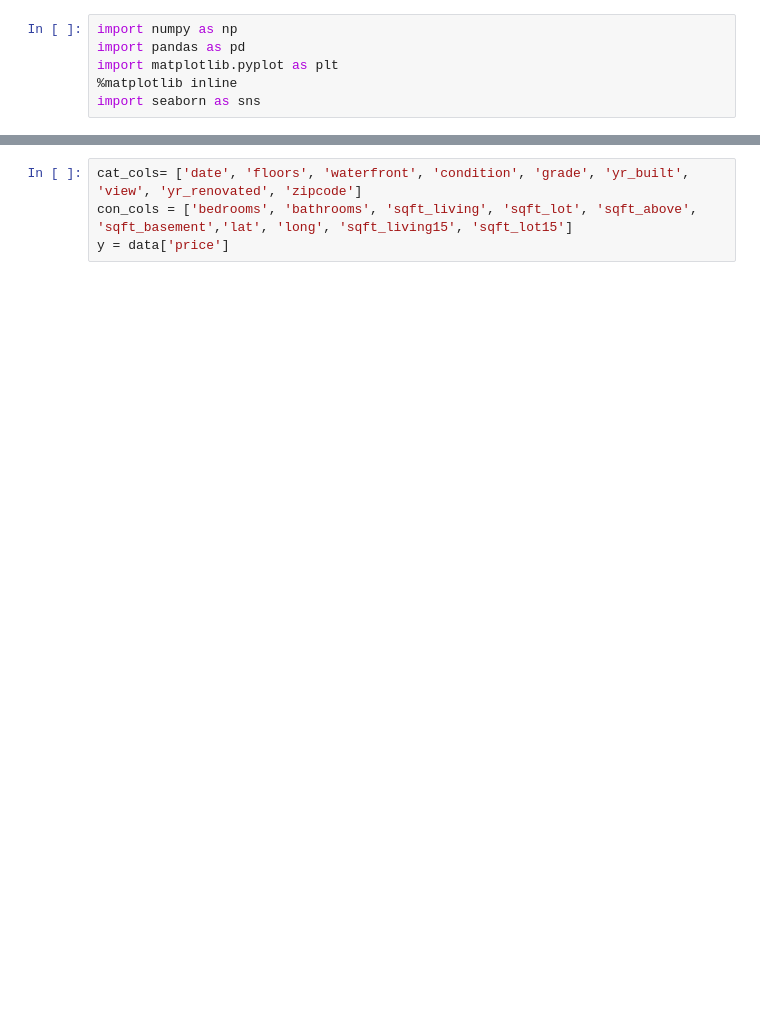
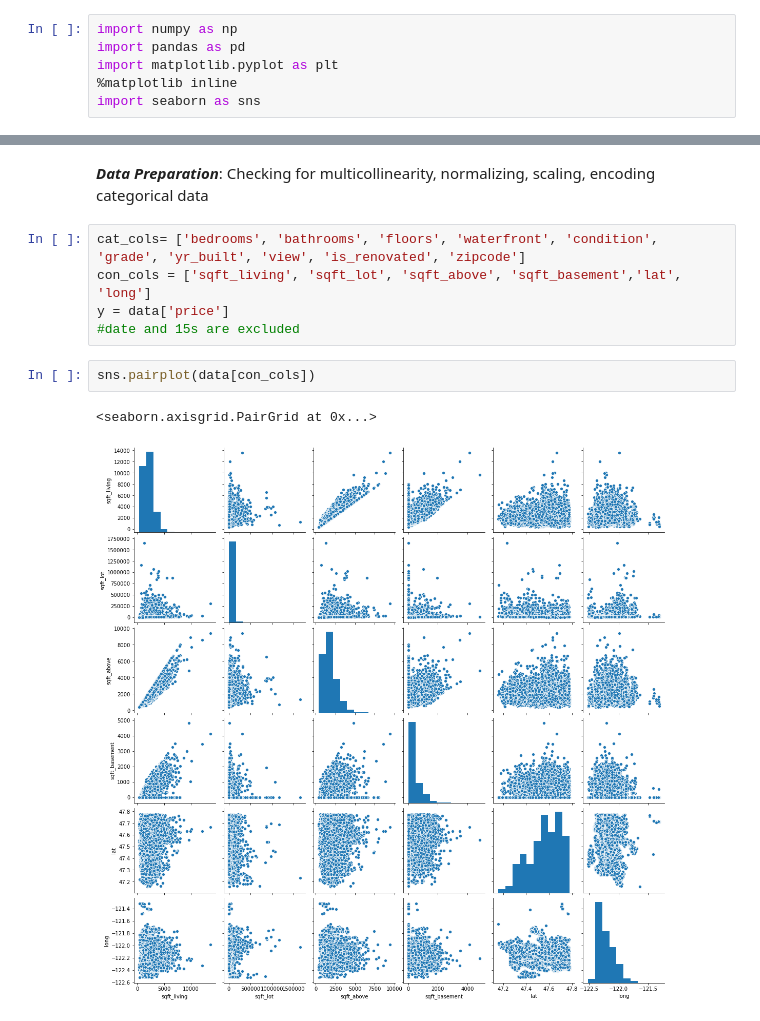
Before and after one commit to christisarv/linear-modeling-house-prices, a Jupyter notebook: Phase 2 Project Scratch Notebook.ipynb, the cells around one changed output, grey strips where cells are left out. Drawn from its saved outputs; the diff is of its cells as text; blank space fills up the shorter version.

```diff
--- a/Phase 2 Project Scratch Notebook.ipynb
+++ b/Phase 2 Project Scratch Notebook.ipynb
@@ -112,4 +109,12 @@ Name: yr_renovated, Length: 70, dtype: int64
+# %% [markdown]
+***Data Preparation***: Checking for multicollinearity, normalizing, scaling, encoding categorical data
 # %%
-cat_cols= ['date', 'floors', 'waterfront', 'condition', 'grade', 'yr_built', 'view', 'yr_renovated', 'zipcode']
-con_cols = ['bedrooms', 'bathrooms', 'sqft_living', 'sqft_lot', 'sqft_above', 'sqft_basement','lat', 'long', 'sqft_living15', 'sqft_lot15']
+cat_cols= ['bedrooms', 'bathrooms', 'floors', 'waterfront', 'condition', 'grade', 'yr_built', 'view', 'is_renovated', 'zipcode']
+con_cols = ['sqft_living', 'sqft_lot', 'sqft_above', 'sqft_basement','lat', 'long']
 y = data['price']
+#date and 15s are excluded
+# %%
+sns.pairplot(data[con_cols])
+# %% [output]
+<seaborn.axisgrid.PairGrid at 0x...>
+[figure, added]
```
Also changed, not shown: parts of 31 cells of this notebook.
